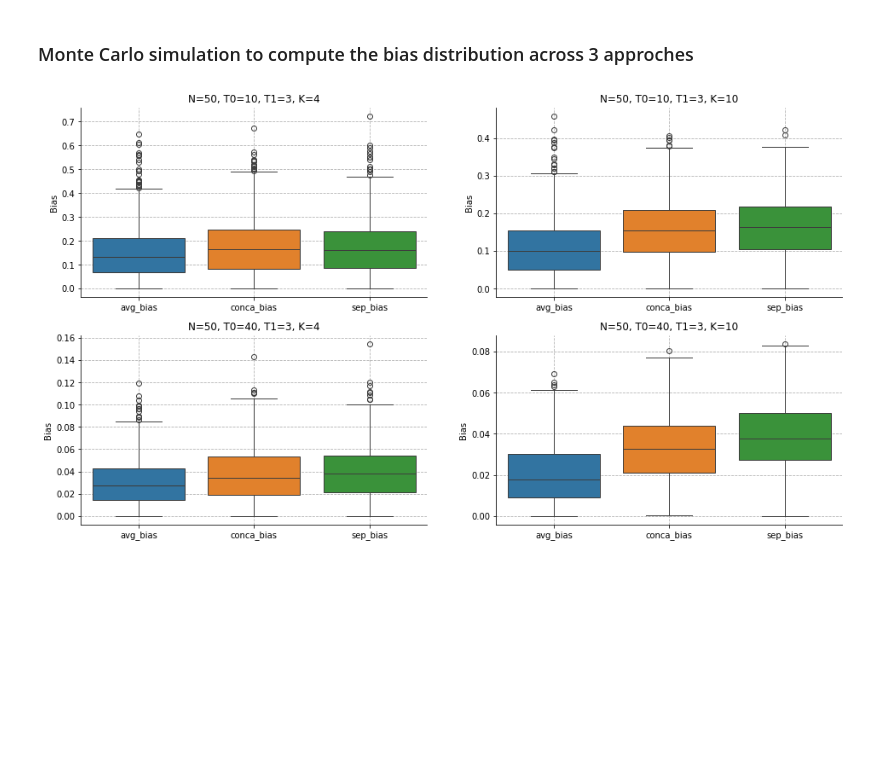
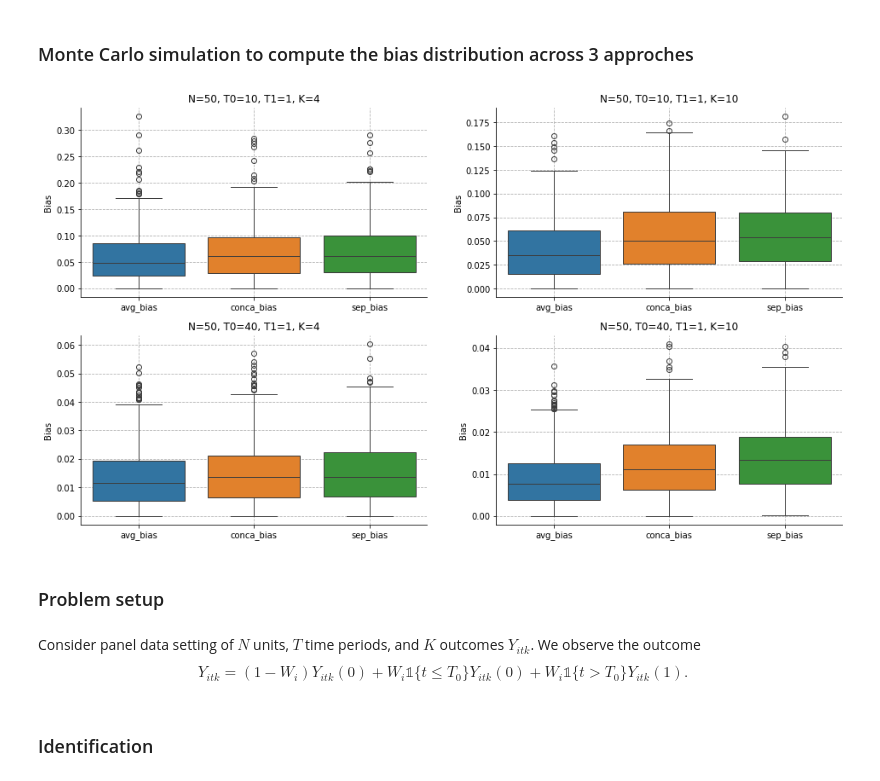
Before and after one commit to CongWang141/Literature-Light-Map, a Jupyter notebook: 5. Multiple outcome SCM/multiple_outcome_scm.ipynb, the cells around one changed output. Cells and saved outputs as stored; diff of their text form; code cells hidden in the pictures; blank space fills up the shorter version.

```diff
--- a/5. Multiple outcome SCM/multiple_outcome_scm.ipynb
+++ b/5. Multiple outcome SCM/multiple_outcome_scm.ipynb
@@ -532,7 +378,7 @@ def real_ATT(df, K):
 # %%
 N = 50
 T0 = 10
-T1 = 3
+T1 = 1
 K = 4
 df = np.empty((K, N+1, T0+T1))
 
@@ -541,7 +387,7 @@ sep_bias1 = []
 conca_bias1 = []
 avg_bias1 = []
 
-for i in range(1000):
+for i in range(500):
     df = prepare_data(N, T0, T1, K)
     sep_att_mean = sep_syn(df, K)
     conca_att_mean = conca_syn(df, K)
@@ -554,7 +400,7 @@ for i in range(1000):
 # %%
 N = 50
 T0 = 10
-T1 = 3
+T1 = 1
 K = 10
 df = np.empty((K, N+1, T0+T1))
 
@@ -563,7 +409,7 @@ sep_bias2 = []
 conca_bias2 = []
 avg_bias2 = []
 
-for i in range(1000):
+for i in range(500):
     df = prepare_data(N, T0, T1, K)
     sep_att = sep_syn(df, K)
     conca_att = conca_syn(df, K)
@@ -576,7 +422,7 @@ for i in range(1000):
 # %%
 N = 50
 T0 = 40
-T1 = 3
+T1 = 1
 K = 4
 df = np.empty((K, N+1, T0+T1))
 
@@ -598,7 +444,7 @@ for i in range(1000):
 # %%
 N = 50
 T0 = 40
-T1 = 3
+T1 = 1
 K = 10
 df = np.empty((K, N+1, T0+T1))
 
@@ -620,26 +466,35 @@ for i in range(1000):
 # %%
 fig, ax = plt.subplots(2, 2, figsize=(16, 9))
 data = pd.DataFrame({'avg_bias': avg_bias1, 'conca_bias': conca_bias1, 'sep_bias': sep_bias1}).abs()
 sns.boxplot(data=data.melt(), x='variable', y='value', hue='variable', ax=ax[0, 0])
-ax[0, 0].set_title('N=50, T0=10, T1=3, K=4')
+ax[0, 0].set_title('N=50, T0=10, T1=1, K=4')
 
 data = pd.DataFrame({'avg_bias': avg_bias2, 'conca_bias': conca_bias2, 'sep_bias': sep_bias2}).abs()
 sns.boxplot(data=data.melt(), x='variable', y='value', hue='variable', ax=ax[0, 1])
-ax[0, 1].set_title('N=50, T0=10, T1=3, K=10')
+ax[0, 1].set_title('N=50, T0=10, T1=1, K=10')
 
 data = pd.DataFrame({'avg_bias': avg_bias3, 'conca_bias': conca_bias3, 'sep_bias': sep_bias3}).abs()
 sns.boxplot(data=data.melt(), x='variable', y='value', hue='variable', ax=ax[1, 0])
-ax[1, 0].set_title('N=50, T0=40, T1=3, K=4')
+ax[1, 0].set_title('N=50, T0=40, T1=1, K=4')
 
 data = pd.DataFrame({'avg_bias': avg_bias4, 'conca_bias': conca_bias4, 'sep_bias': sep_bias4}).abs()
 sns.boxplot(data=data.melt(), x='variable', y='value', hue='variable', ax=ax[1, 1])
-ax[1, 1].set_title('N=50, T0=40, T1=3, K=10')
+ax[1, 1].set_title('N=50, T0=40, T1=1, K=10')
 
 for i in range(2):
     for j in range(2):
         ax[i, j].grid(linestyle='--')
         ax[i, j].set_xlabel('')
         ax[i, j].set_ylabel('Bias')
 sns.despine()
 # %% [output]
-[figure, old version]
+[figure, new version]
+# %% [markdown]
+### Problem setup
+# %% [markdown]
+Consider panel data setting of $N$ units, $T$ time periods, and $K$ outcomes $Y_{itk}$. We observe the outcome
+$$
+Y_{itk} = (1 - W_i)Y_{itk}(0) + W_i \mathbb{1}\{t \leq T_0\}Y_{itk}(0) + W_i \mathbb{1}\{t > T_0\}Y_{itk}(1).
+$$
+# %% [markdown]
+### Identification
```
Also changed, not shown: parts of 38 cells of this notebook, 34 other files.
